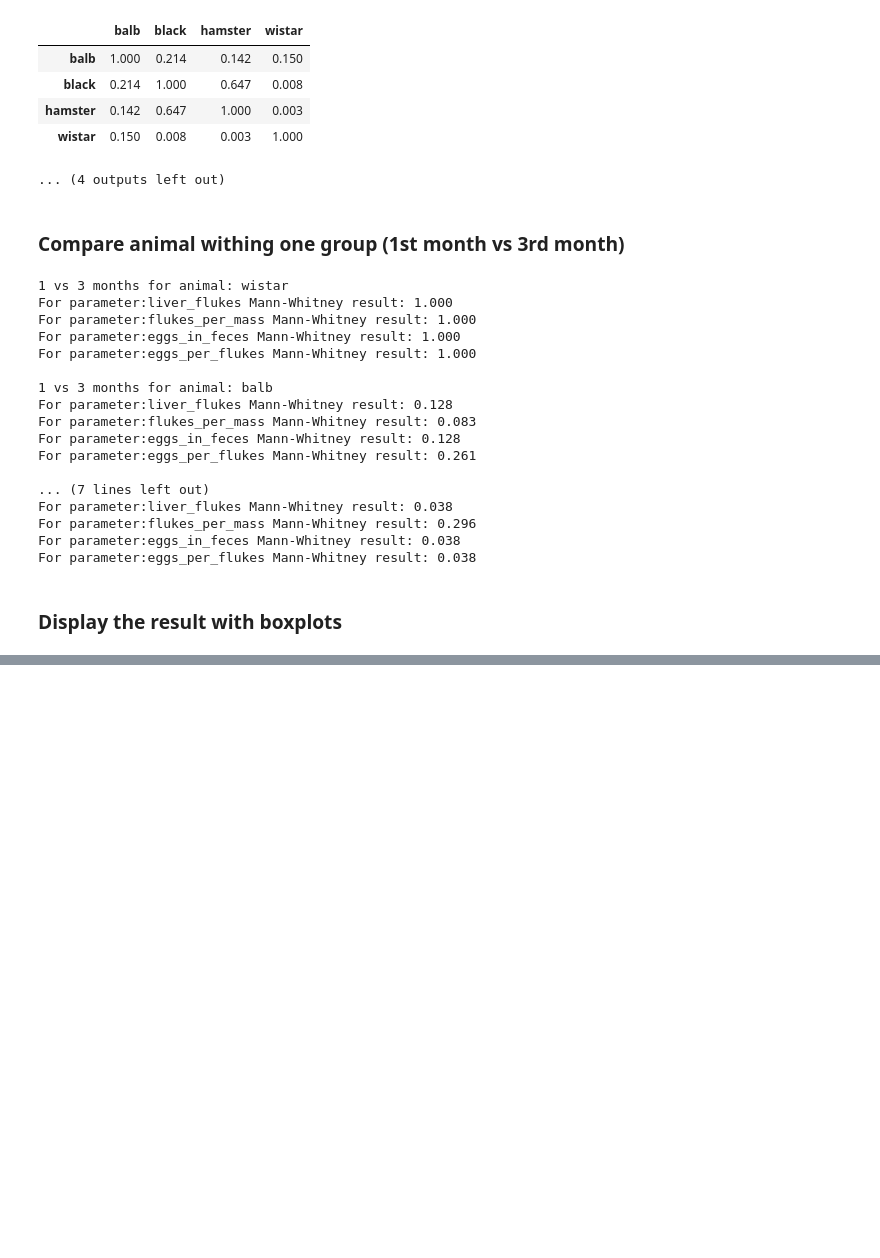
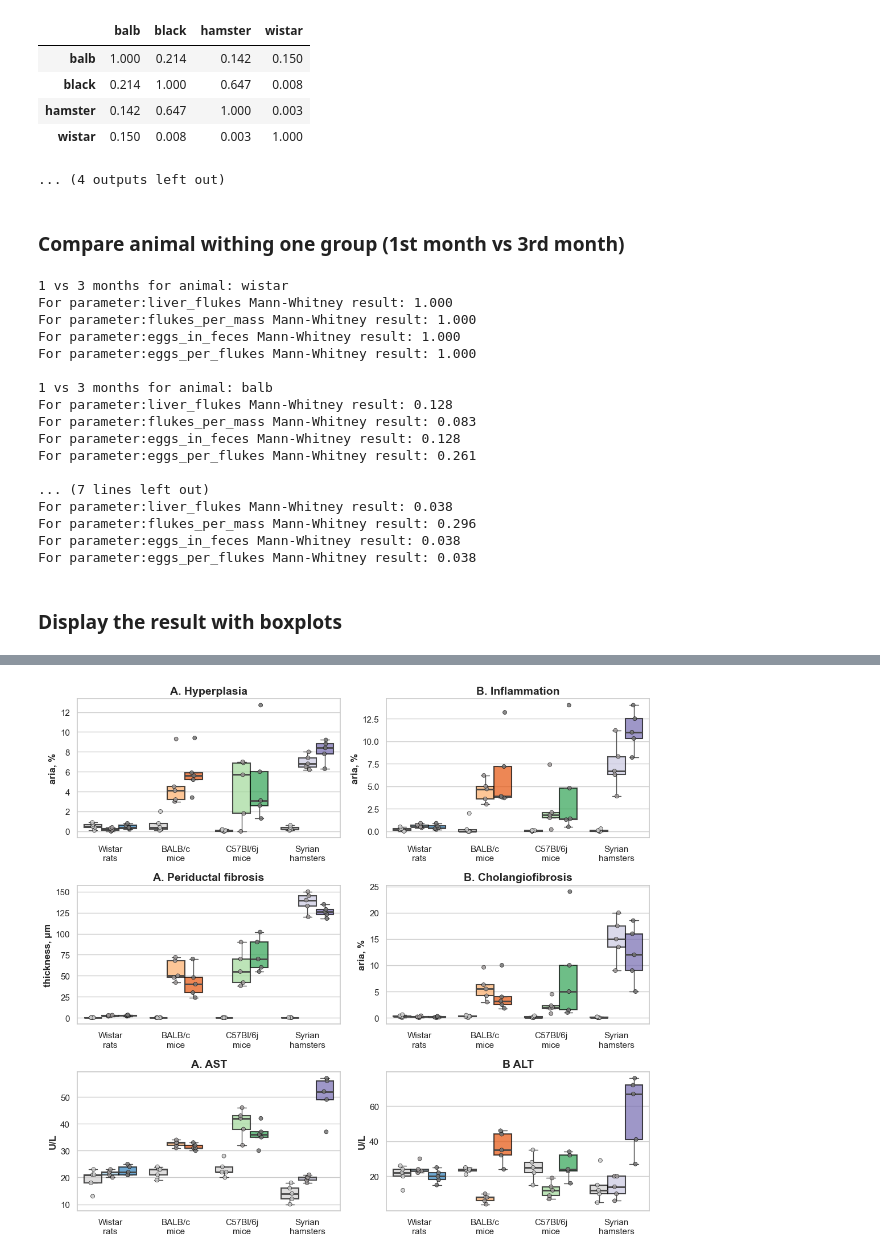
Before and after one commit to YarikKa2/Four_host_species_OF, a Jupyter notebook: Code/data_analysis.ipynb, the cells around one changed output, grey strips where cells are left out. Cells and saved outputs as stored; diff of their text form; code cells hidden in the pictures; blank space fills up the shorter version.

```diff
--- a/Code/data_analysis.ipynb
+++ b/Code/data_analysis.ipynb
@@ -418,3 +392,76 @@ display(liver_data)
 | 57 | hamster | 3_month | 8.4 | 11.0 | 126.0 | 12.0 | 56 | 67 |
 | 58 | hamster | 3_month | 8.8 | 12.5 | 129.0 | 16.0 | 52 | 72 |
 | 59 | hamster | 3_month | 9.2 | 14.0 | 135.0 | 18.5 | 57 | 76 |
+# %%
+titles = ['A. Hyperplasia', 'B. Inflammation', 'A. Periductal fibrosis',
+          'B. Cholangiofibrosis', 'A. AST', 'B ALT']
+
+mesure_lst =['aria, %', 'aria, %', 'thickness, μm', 'aria, %', 'U/L', 'U/L']
+
+
+x_axis_names = ['Wistar\nrats', 'BALB/c\nmice', 'C57Bl/6j\nmice', 'Syrian\nhamsters']
+
+
+# Set colors for boxes
+group_order = ["wistar", "balb", "black", "hamster"]
+time_order = ["control", "1_month", "3_month"]
+
+pair_colors = {
+    "wistar":  ["#d2d0d0", "#9ecae1", "#3182bd"],
+    "balb":    ["#d2d0d0", "#fdae6b", "#e6550d"],
+    "black":   ["#d2d0d0", "#a1d99b", "#31a354"],
+    "hamster": ["#d2d0d0", "#cbc9e2", "#756bb1"],
+}
+
+timepoint_palette = {
+    "control": "#cccccc",
+    "1_month": "#9f9a9a",
+    "3_month": "#767676"
+}
+
+
+fig, ax = plt.subplots(3, 2, figsize=(11, 10))
+
+
+for index, column in enumerate(liver_data.columns[2:]):
+
+    current_ax = ax[index // 2, index % 2]
+
+    if index < 2:
+        box_strip_plot(data=liver_data, x='animal_group',
+                    y=column, hue='timepoint', ax=ax[0, index],
+                    palette=timepoint_palette, order=group_order,
+                    hue_order=time_order, xtick_labels=x_axis_names)
+
+        ax[0, index].set_title(titles[index], fontsize=14, fontweight='bold')
+        ax[0, index].set_xlabel('')
+        ax[0, index].set_ylabel(mesure_lst[index], fontsize=12, fontweight='bold')
+
+
+    elif index >= 2 and index < 4:
+            box_strip_plot(data=liver_data, x='animal_group',
+                        y=column, hue='timepoint', ax=ax[1, index-2],
+                        palette=timepoint_palette, order=group_order,
+                        hue_order=time_order, xtick_labels=x_axis_names)
+
+            ax[1, index-2].set_title(titles[index], fontsize=14, fontweight='bold')
+            ax[1, index-2].set_xlabel('')
+            ax[1, index-2].set_ylabel(mesure_lst[index], fontsize=12, fontweight='bold')
+
+
+    else:
+        box_strip_plot(data=liver_data, x='animal_group',
+                    y=column, hue='timepoint', ax=ax[2, index-4],
+                    palette=timepoint_palette, order=group_order,
+                    hue_order=time_order, xtick_labels=x_axis_names)
+
+
+        ax[2, index-4].set_title(titles[index], fontsize=14, fontweight='bold')
+        ax[2, index-4].set_xlabel('')
+        ax[2, index-4].set_ylabel(mesure_lst[index], fontsize=12, fontweight='bold')
+
+fig.tight_layout()
+
+plt.savefig(plot_path+"Figure_4_ast_alt_fibrosis/hystology_plot", dpi=300, bbox_inches="tight")
+# %% [output]
+[figure, added]
```
Also changed, not shown: parts of 7 cells of this notebook, 1 other file.
